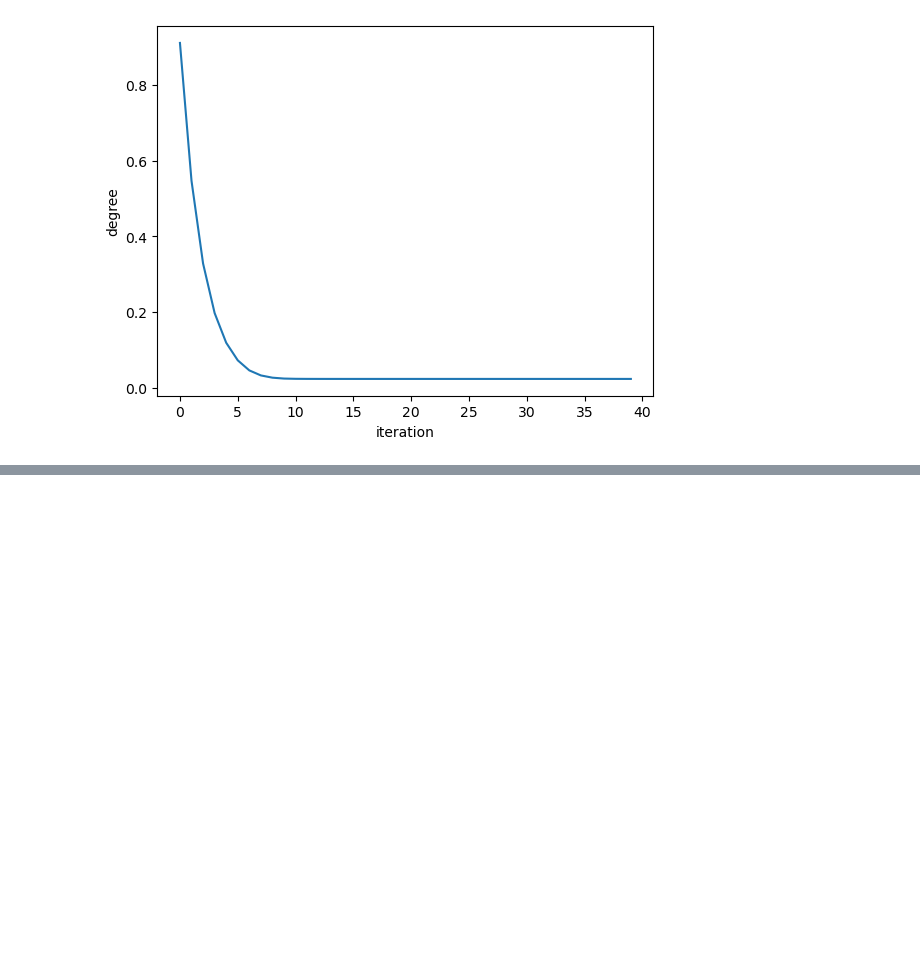
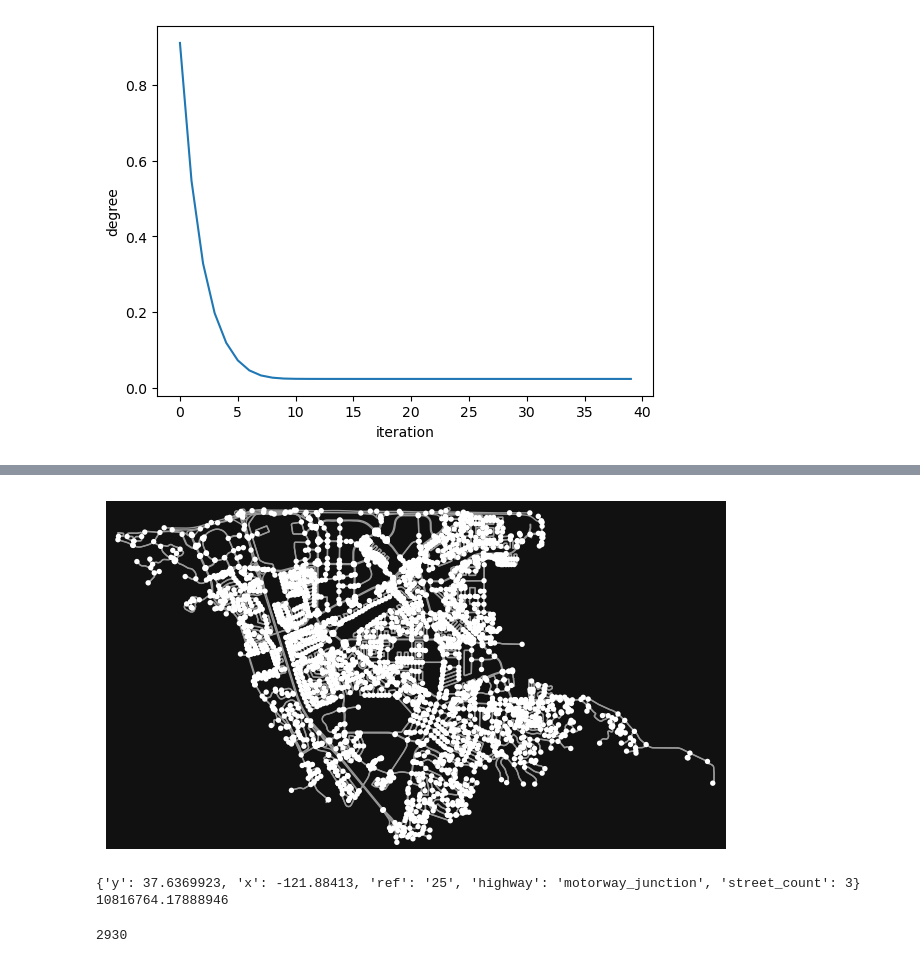
Before and after one commit to samderanova/LAMaps, a Jupyter notebook: server/plot_total_loss.ipynb, the cells around one changed output, grey strips where cells are left out. Drawn from its saved outputs; the diff is of its cells as text; code cells hidden in the pictures; blank space fills up the shorter version.

```diff
--- a/server/plot_total_loss.ipynb
+++ b/server/plot_total_loss.ipynb
@@ -26,0 +46,28 @@ plt.show()
+# %%
+Pleasanton = ox.graph_from_place("Pleasanton, California, USA", network_type="drive")
+fig, ax = ox.plot_graph(Pleasanton)
+# %% [output]
+[figure, added]
+# %%
+pleasanton_lat = 37.6369923
+pleasanton_lon = -121.88413
+
+"""
+{'y': 37.6369923,
+ 'x': -121.88413,
+ 'ref': '25',
+ 'highway': 'motorway_junction',
+ 'street_count': 3}
+ """
+
+pleasant_id, distance = ox.distance.nearest_nodes(Pleasanton, pleasanton_lat, pleasanton_lon, return_dist=True)
+pleasant_nodes = Pleasanton.nodes()
+print(pleasant_nodes[pleasant_id])
+print(distance)
+# %% [output]
+{'y': 37.6369923, 'x': -121.88413, 'ref': '25', 'highway': 'motorway_junction', 'street_count': 3}
+10816764.17888946
+# %%
+Pleasanton.number_of_nodes()
+# %% [output]
+2930
```
Also changed, not shown: parts of 3 cells of this notebook, 2 other files.
